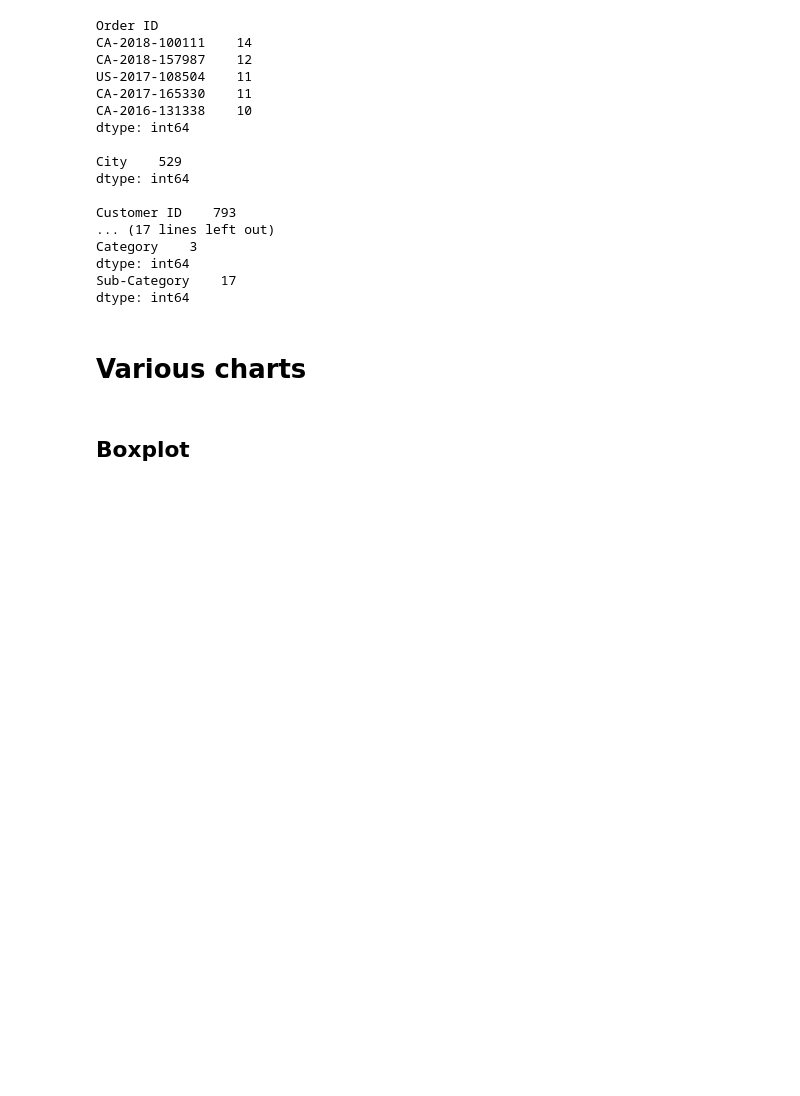
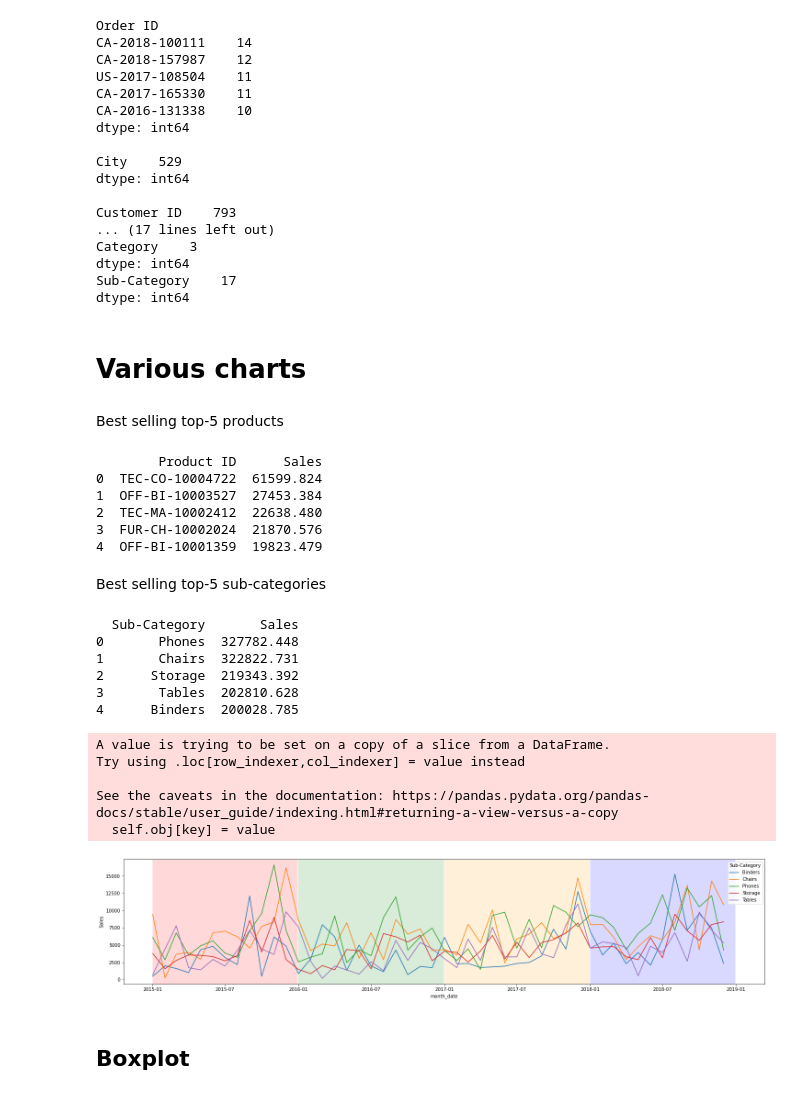
Before and after one commit to yannick42/notebooks, a Jupyter notebook: _notebooks/2022-04-22-Superstore_Sales_Dataset_(EDA).ipynb, the cells around one changed output. Cells and saved outputs as stored; diff of their text form; code cells hidden in the pictures; blank space fills up the shorter version.

```diff
--- a/_notebooks/2022-04-22-Superstore_Sales_Dataset_(EDA).ipynb
+++ b/_notebooks/2022-04-22-Superstore_Sales_Dataset_(EDA).ipynb
@@ -168,6 +167,78 @@ Sub-Category    17
 dtype: int64
 # %% [markdown]
 # Various charts
+# %% [markdown]
+Best selling top-5 products
+# %%
+best_selling = df.groupby('Product ID').sum(['Sales', 'Product ID']).sort_values(by='Sales', ascending=False).reset_index()[['Product ID', 'Sales']].head(5)
+print(best_selling)
+# %% [output]
+        Product ID      Sales
+0  TEC-CO-10004722  61599.824
+1  OFF-BI-10003527  27453.384
+2  TEC-MA-10002412  22638.480
+3  FUR-CH-10002024  21870.576
+4  OFF-BI-10001359  19823.479
+# %% [markdown]
+Best selling top-5 sub-categories
+# %%
+best_selling_subcat = df.groupby('Sub-Category').sum(['Sales', 'Sub-Category']).sort_values(by='Sales', ascending=False).reset_index()[['Sub-Category', 'Sales']].head(5)
+print(best_selling_subcat)
+# %% [output]
+  Sub-Category       Sales
+0       Phones  327782.448
+1       Chairs  322822.731
+2      Storage  219343.392
+3       Tables  202810.628
+4      Binders  200028.785
+# %%
+#collapse-hide
+
+from pandas.tseries.offsets import MonthEnd
+
+# transform "string" to date "number"
+df['month'] = pd.to_datetime(df['Order Date']).dt.month.astype(int)
+df['year'] = pd.to_datetime(df['Order Date']).dt.year.astype(int) #.to_period('Y') => ??
+
+#print(best_selling.columns) # Product ID, Sales
+best_selling_df = df.loc[df['Sub-Category'].isin(best_selling_subcat['Sub-Category'])] # 4121 rows (order item)
+
+#print(best_selling_df.shape) # (4121, 20)
+#print(best_selling_df)
+
+# format to datetime
+# SettingWithCopyWarning...
+#best_selling_df.loc[:, ["Order Date (datetime)"]] = pd.to_datetime(df["Order Date"], format='%d/%m/%Y')
+
+# set day to first day of month ...
+test = best_selling_df[['year', 'month']] #.assign(day=1)
+test.loc[:, 'day'] = 1 #  --> SettingWithCopyWarning: A value is trying to be set on a copy of a slice from a DataFrame.
+best_selling_df.loc[:, 'month_date'] = pd.to_datetime(test[['year', 'month', 'day']])
+
+# sum aggregation
+dfPerSubCategory = best_selling_df.groupby(['Sub-Category', 'month_date']).sum('Sales').reset_index()
+#print(dfPerSubCategory.columns) # 'Sub-Category', 'month_date', 'Row ID', 'Postal Code', 'Sales', 'month'
+
+# plot lines per sub-categories
+plt.figure(figsize=(25,5))
+ax = sns.lineplot(data=dfPerSubCategory, x='month_date', y='Sales', hue='Sub-Category')
+
+ranges = best_selling_df.groupby('year')['month_date'].agg(['min', 'max'])
+colors = {
+    2015: 'red',
+    2016: 'green',
+    2017: 'orange',
+    2018: 'blue'
+}
+for i, row in ranges.iterrows():
+  ax.axvspan(xmin=row['min'], xmax=row['max'] + MonthEnd(1), facecolor=colors[i], alpha=0.15)
+# %% [output]
+A value is trying to be set on a copy of a slice from a DataFrame.
+Try using .loc[row_indexer,col_indexer] = value instead
+
+See the caveats in the documentation: https://pandas.pydata.org/pandas-docs/stable/user_guide/indexing.html#returning-a-view-versus-a-copy
+  self.obj[key] = value
+[figure, added]
 # %% [markdown]
 ## Boxplot
 # %% [markdown]
```
Also changed, not shown: parts of 7 cells of this notebook.
